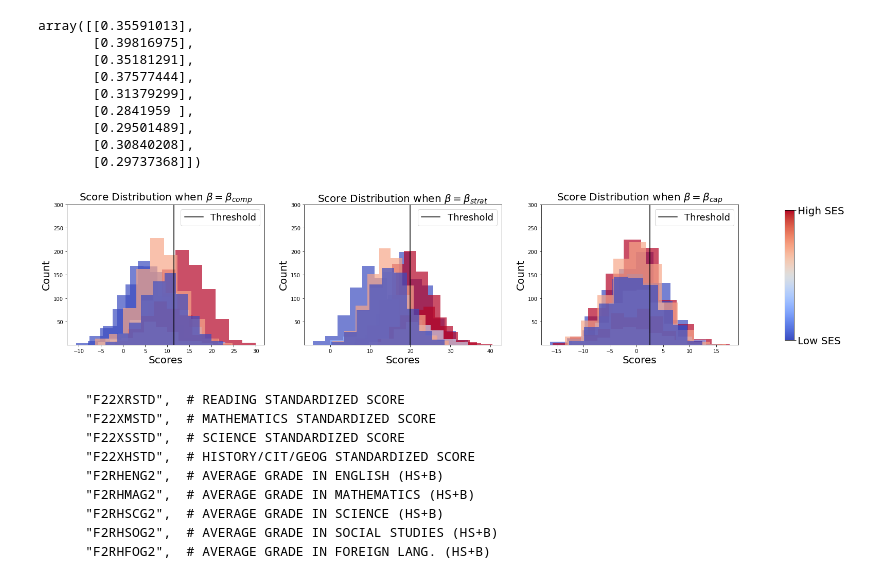
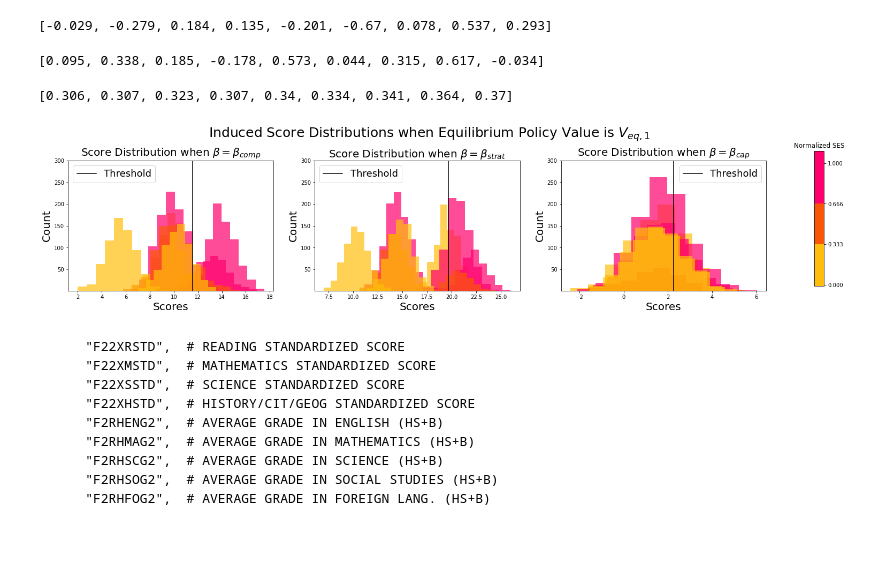
Before and after one commit to roshni714/policy-learning-competing-agents, a Jupyter notebook: paper-figure-7.ipynb, the cells around one changed output. Saved outputs shown, nothing was run; the diff lists cells and outputs as text; code cells hidden in the pictures; blank space fills up the shorter version.

```diff
--- a/paper-figure-7.ipynb
+++ b/paper-figure-7.ipynb
@@ -28,12 +29,12 @@ def get_accepted_scores_by_type(agent_dist, agent_type, scores, cutoff):
     return scores[type_indicator]
 # %%
 beta_bar = np.ones(9)/np.sqrt(9)
-agent_dist, all_types_and_losses, all_labels, _, _, sigma = get_agent_distribution_and_losses_nels(n=5000, n_clusters=8,
+agent_dist, all_types_and_losses, all_labels, _,_, _, sigma = get_agent_distribution_and_losses_nels(n=5000, n_clusters=8,
                                                                                               prev_beta=beta_bar,
                                                                                               seed=0)
 q=0.7
 
-df = pd.read_csv("results/nels_months_attended_11-26-22.csv")
+df = pd.read_csv("results/nels_months_attended_12-11-23.csv")
 df = df[df["seed"] == 0]
 beta_pe = get_final_beta(df, "total_deriv")
 beta_me = get_final_beta(df, "partial_deriv_loss_beta")
@@ -65,26 +42,32 @@ array([[-0.00342347],
-# %%
-beta_me
-# %% [output]
-array([[0.35591013],
-       [0.39816975],
-       [0.35181291],
-       [0.37577444],
-       [0.31379299],
-       [0.2841959 ],
-       [0.29501489],
-       [0.30840208],
-       [0.29737368]])
+# %%
+list([round(x, 3) for x in beta_naive.flatten()] )
+# %% [output]
+[-0.029, -0.279, 0.184, 0.135, -0.201, -0.67, 0.078, 0.537, 0.293]
+# %%
+list([round(x, 3) for x in beta_pe.flatten()] )
+# %% [output]
+[0.095, 0.338, 0.185, -0.178, 0.573, 0.044, 0.315, 0.617, -0.034]
+# %%
+list([round(x, 3) for x in beta_me.flatten()] )
+# %% [output]
+[0.306, 0.307, 0.323, 0.307, 0.34, 0.334, 0.341, 0.364, 0.37]
 # %%
 def plot_score_dist(ax, agent_dist, beta, sigma, q, title):
     scores = get_score_distribution(agent_dist, beta, sigma, q)
     n_socio_econ, normalized_socio_econ = get_socio_econ(agent_dist)
-    colormap = cm.get_cmap('coolwarm', 8)
-    colormap = colormap(normalized_socio_econ)
+
+    bins = [-0.01, 0.333, 0.666, 1.1]
+    colors = ['#ffbe0b', '#fb5607', '#ff006e', '#8338ec']
+    cmap = mpl.colors.ListedColormap(colors)
+    norm = mpl.colors.BoundaryNorm(boundaries=bins, ncolors=len(cmap.colors)-1 )
+
     cutoff = np.quantile(scores, q)
     ax.axvline(x=cutoff, c="black", label="Threshold")
 
     for i in range(agent_dist.n_types):
-        ax.hist(get_accepted_scores_by_type(agent_dist, i, scores, cutoff), alpha=0.7, color=colormap[i])
+        socio_econ_i = normalized_socio_econ[i]
+        idx = bisect.bisect_left(bins, socio_econ_i) - 1
+        ax.hist(get_accepted_scores_by_type(agent_dist, i, scores, cutoff), alpha=0.7, color=colors[idx])
     ax.set_title(title, fontsize=20)
     ax.legend(fontsize=18)
     #ax.set_xlim(1, 26)
@@ -95,20 +78,31 @@ def plot_score_dist(ax, agent_dist, beta, sigma, q, title):
 # %%
 fig, axs = plt.subplots(1, 3, figsize=(25, 5))
 normalized_socio_econ = plot_score_dist(axs[0], agent_dist, beta_pe, sigma, q, "Score Distribution when " +r"$\beta=\beta_{comp}$")
 plot_score_dist(axs[1], agent_dist, beta_me, sigma, q, "Score Distribution when " +r"$\beta=\beta_{strat}$")
 normalized_socio_econ = plot_score_dist(axs[2], agent_dist, beta_naive, sigma, q, "Score Distribution when " +r"$\beta=\beta_{cap}$")
 
-fig.subplots_adjust(right=0.85)
+fig.subplots_adjust(right=0.85, top=0.80)
 cbar_ax = fig.add_axes([0.90, 0.15, 0.01, 0.7])
+cbar_ax.set_title("Normalized SES")
 
-norm = matplotlib.colors.Normalize(vmin=min(normalized_socio_econ), vmax=max(normalized_socio_econ))
-sm = plt.cm.ScalarMappable(cmap=cm.coolwarm, norm=norm)
-sm._A = []
-cbar = fig.colorbar(sm, cax=cbar_ax, ticks=[0, 1])
-cbar.ax.set_yticklabels(['Low SES', 'High SES'], fontsize=20)
+
+bins = [-0.01, 0.333, 0.666, 1.1]
+colors = ['#ffbe0b', '#fb5607', '#ff006e', '#8338ec']
+cmap = mpl.colors.ListedColormap(colors)
+norm = mpl.colors.BoundaryNorm(boundaries=bins, ncolors=len(cmap.colors)-1 )
+
+cbar = mpl.colorbar.ColorbarBase(cbar_ax, cmap=cmap,
+                                norm=norm,
+                                boundaries= bins,
+                                #extend='both',
+                                ticks=[0., 0.333, 0.666, 1.0],
+                                spacing='proportional',
+                                orientation='vertical')
+
+fig.suptitle("Induced Score Distributions when Equilibrium Policy Value is " + r"$V_{eq, 1}$", fontsize=25)
 plt.savefig("figs/paper-figure-7.pdf")
 # %% [output]
-[figure, old version]
+[figure, new version]
 # %% [markdown]
         "F22XRSTD",  # READING STANDARDIZED SCORE
         "F22XMSTD",  # MATHEMATICS STANDARDIZED SCORE
```
Also changed, not shown: parts of 3 cells of this notebook, 16 other files.
